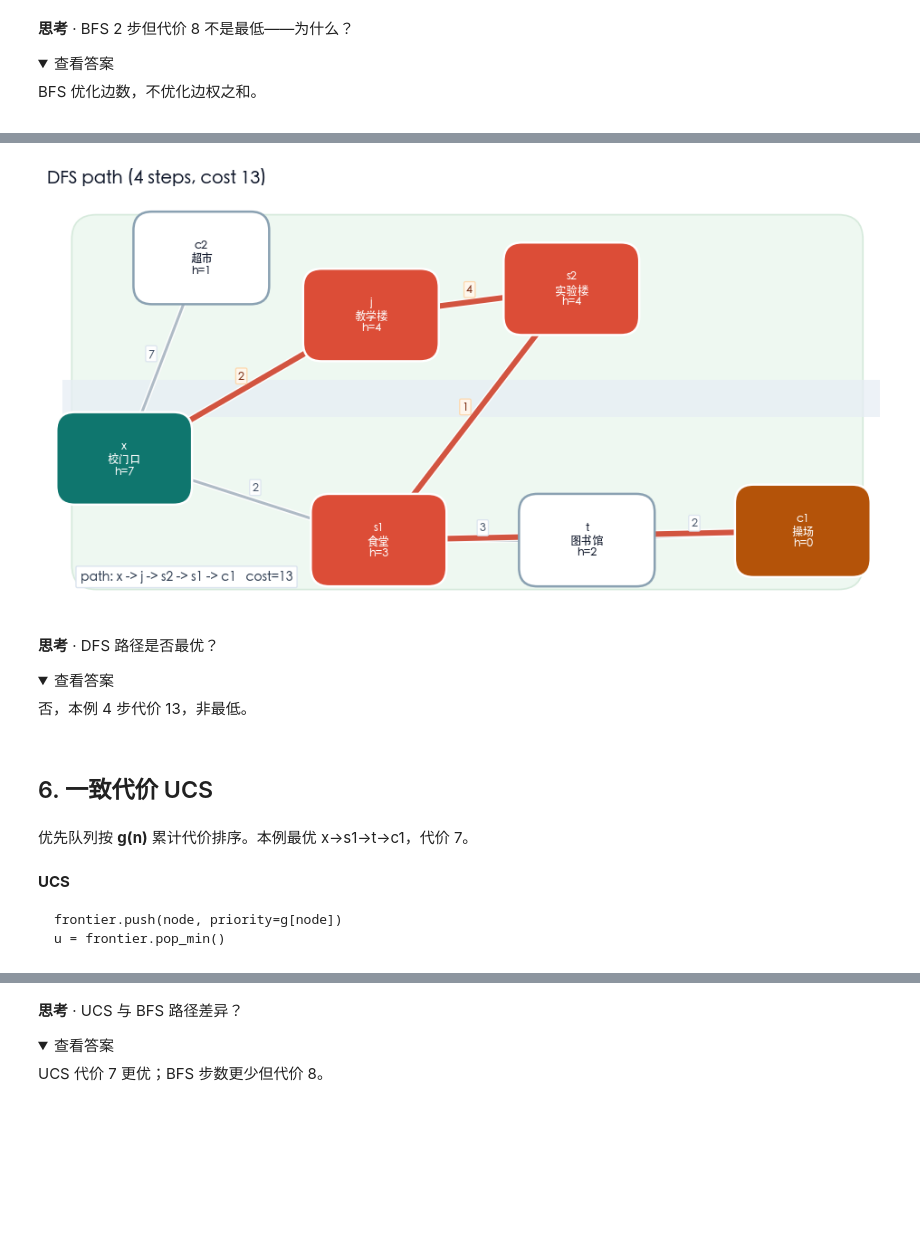
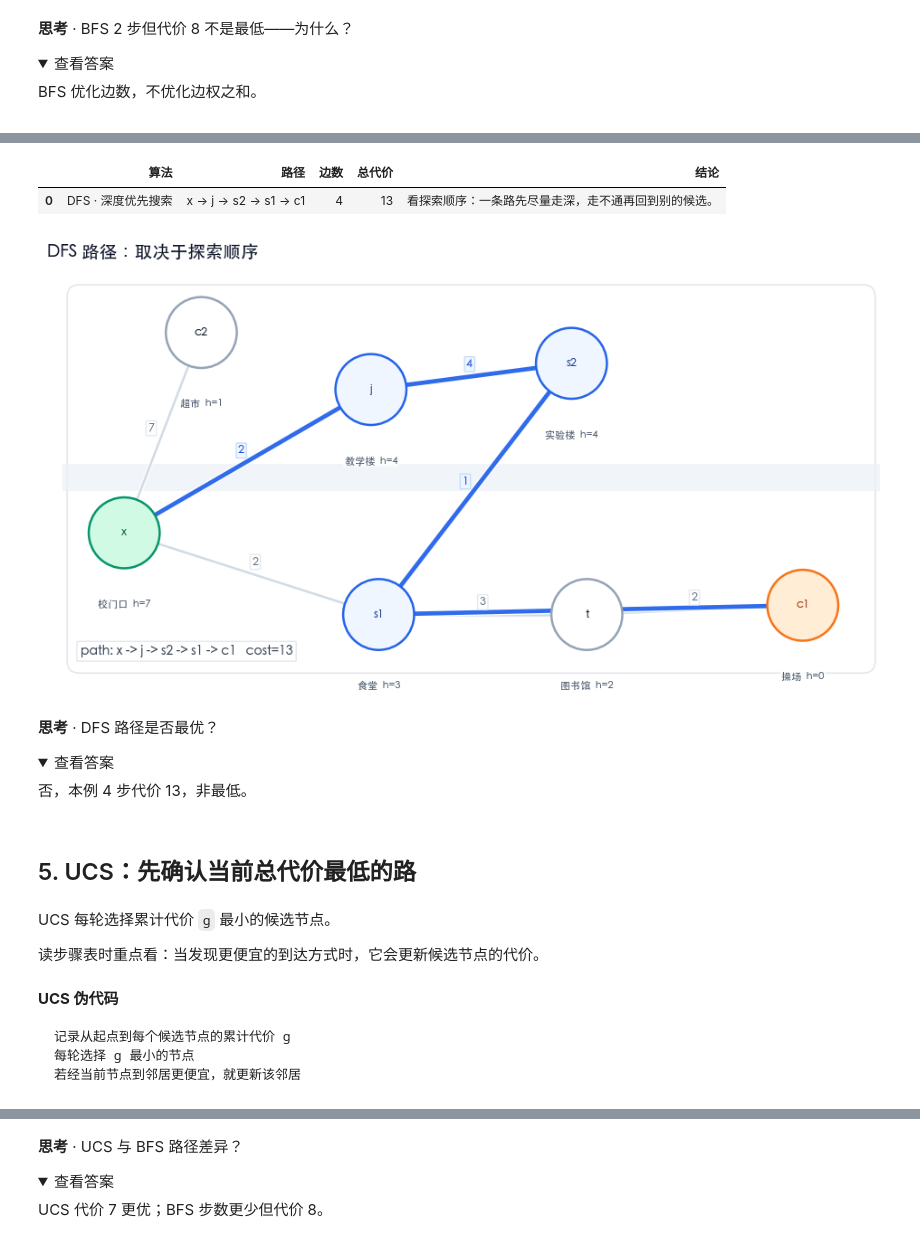
Before and after one commit to zhesun-0209/ai-thinking-labs, a Jupyter notebook: notebooks/ch05_campus_search.ipynb, the cells around one changed output, grey strips where cells are left out. Cells and saved outputs as stored; diff of their text form; code cells hidden in the pictures; folded sections open; blank space fills up the shorter version.

````diff
--- a/notebooks/ch05_campus_search.ipynb
+++ b/notebooks/ch05_campus_search.ipynb
@@ -205,20 +172,28 @@ DFS: Stack / 栈 frontier 动画
+# %%
+display(algorithm_result('dfs'))
+# %% [output]
+|  | 算法 | 路径 | 边数 | 总代价 | 结论 |
+| 0 | DFS · 深度优先搜索 | x → j → s2 → s1 → c1 | 4 | 13 | 看探索顺序：一条路先尽量走深，走不通再回到别的候选。 |
 # %%
-plot_campus(run_all()['dfs']['path'], title='DFS path (4 steps, cost 13)')
+plot_campus(run_all()['dfs']['path'], title='DFS 路径：取决于探索顺序')
 # %% [output]
-[figure, old version]
+[figure, new version]
 # %% [markdown]
 **思考** · DFS 路径是否最优？
 
 <details class="ai-self-check"><summary>查看答案</summary><p>否，本例 4 步代价 13，非最低。</p></details>
 # %% [markdown]
-## 6. 一致代价 UCS
+## 5. UCS：先确认当前总代价最低的路
-# %% [markdown]
-优先队列按 **g(n)** 累计代价排序。本例最优 x→s1→t→c1，代价 7。
-# %% [markdown]
-**UCS**
-
-```text
-frontier.push(node, priority=g[node])
-u = frontier.pop_min()
-```
+# %% [markdown]
+UCS 每轮选择累计代价 `g` 最小的候选节点。
+
+读步骤表时重点看：当发现更便宜的到达方式时，它会更新候选节点的代价。
+# %% [markdown]
+**UCS 伪代码**
+
+```text
+记录从起点到每个候选节点的累计代价 g
+每轮选择 g 最小的节点
+若经当前节点到邻居更便宜，就更新该邻居
+```
 # %%
````
Also changed, not shown: parts of 52 cells of this notebook, 4 other files.
